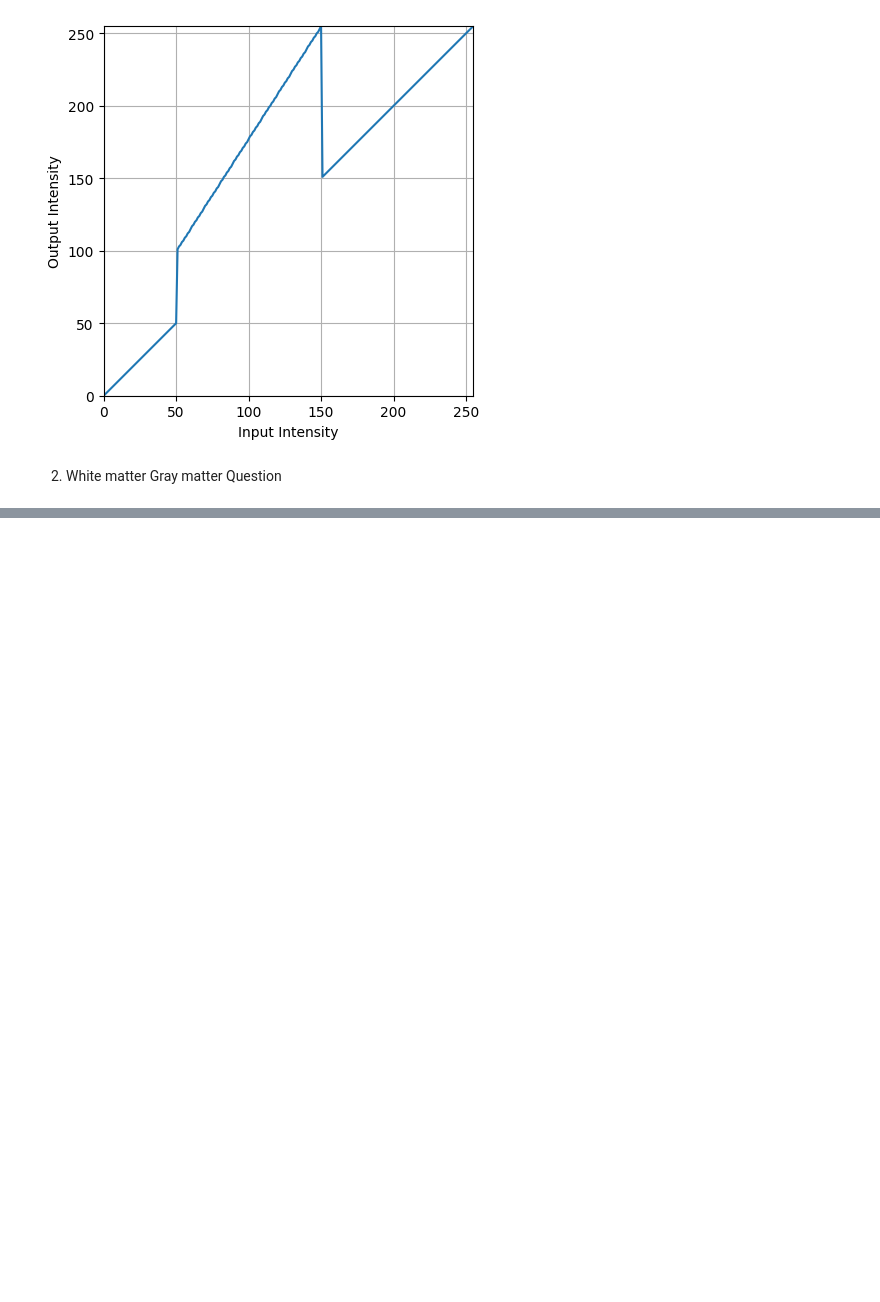
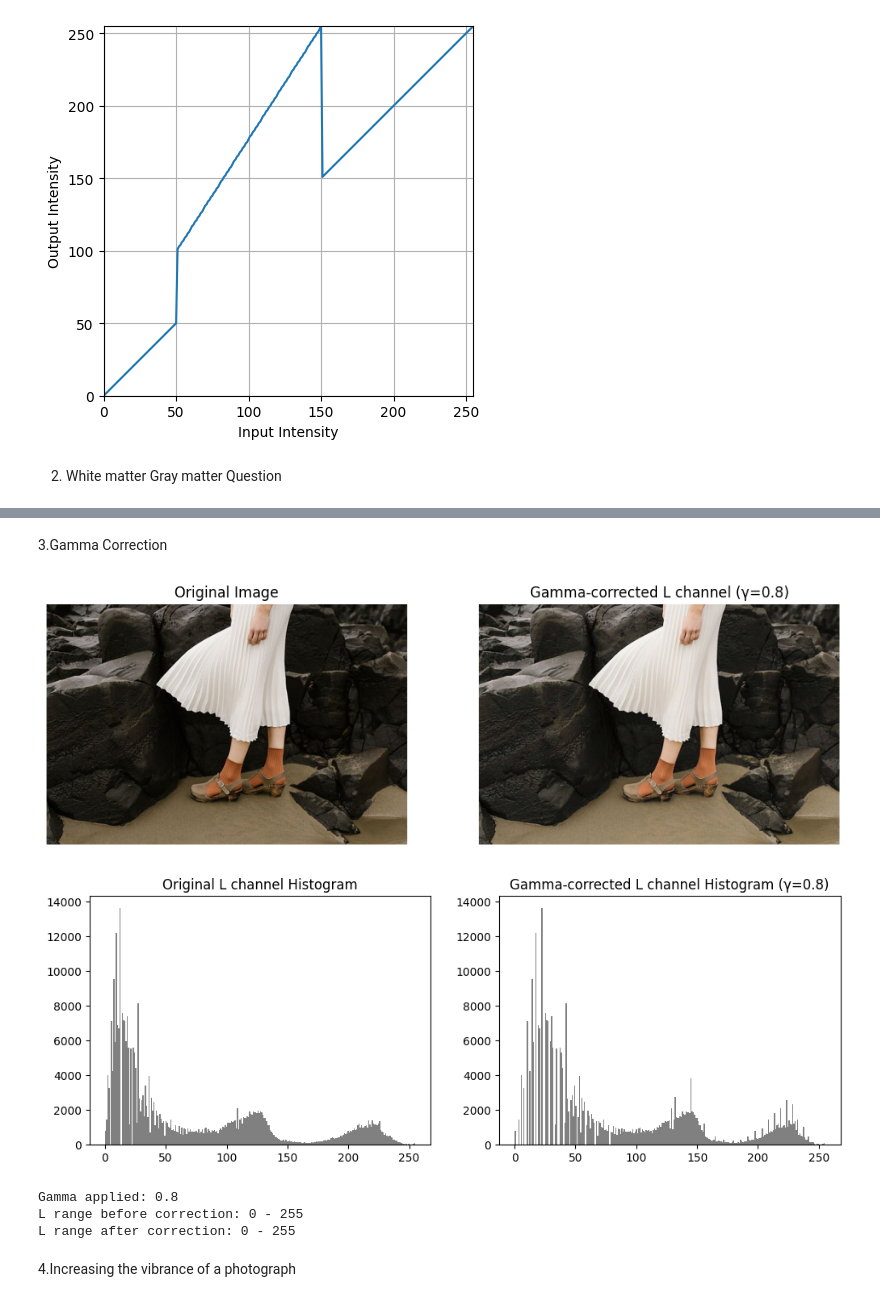
Before and after one commit to RivikulaFernando/Assignment, a Jupyter notebook: assignment.ipynb, the cells around one changed output, grey strips where cells are left out. Saved outputs shown, nothing was run; the diff lists cells and outputs as text; code cells hidden in the pictures; blank space fills up the shorter version.

```diff
--- a/assignment.ipynb
+++ b/assignment.ipynb
@@ -188,0 +189,60 @@ cv.destroyAllWindows()
+# %% [markdown]
+3.Gamma Correction
+# %%
+import cv2 as cv
+import numpy as np
+import matplotlib.pyplot as plt
+
+# Parameters
+img_path = r"a1images\a1images\highlights_and_shadows.jpg"
+gamma = 0.8  # gamma value
+
+# Load image
+bgr = cv.imread(img_path)
+rgb = cv.cvtColor(bgr, cv.COLOR_BGR2RGB)
+
+# Convert to LAB
+lab = cv.cvtColor(rgb, cv.COLOR_RGB2LAB)
+L, A, B = cv.split(lab)
+
+# Normalize L channel
+L_norm = L / 255.0
+
+# Apply gamma correction
+L_corr_norm = np.power(L_norm, gamma)
+L_corr = np.uint8(np.clip(L_corr_norm * 255, 0, 255))
+
+# Merge channels
+lab_corr = cv.merge((L_corr, A, B))
+rgb_corr = cv.cvtColor(lab_corr, cv.COLOR_LAB2RGB)
+
+# Show original and corrected images
+fig, ax = plt.subplots(1, 2, figsize=(12, 6))
+ax[0].imshow(rgb)
+ax[0].set_title("Original Image")
+ax[0].axis('off')
+ax[1].imshow(rgb_corr)
+ax[1].set_title(f"Gamma-corrected L channel (γ={gamma})")
+ax[1].axis('off')
+plt.show()
+
+# Show histograms
+fig, ax = plt.subplots(1, 2, figsize=(12, 4))
+ax[0].hist(L.ravel(), bins=256, range=(0, 255), color='gray')
+ax[0].set_title("Original L channel Histogram")
+ax[1].hist(L_corr.ravel(), bins=256, range=(0, 255), color='gray')
+ax[1].set_title(f"Gamma-corrected L channel Histogram (γ={gamma})")
+plt.show()
+
+# Print infoo
+print(f"Gamma applied: {gamma}")
+print(f"L range before correction: {L.min()} - {L.max()}")
+print(f"L range after correction: {L_corr.min()} - {L_corr.max()}")
+# %% [output]
+[figure, added]
+[figure, added]
+Gamma applied: 0.8
+L range before correction: 0 - 255
+L range after correction: 0 - 255
+# %% [markdown]
+4.Increasing the vibrance of a photograph
```
Also changed, not shown: parts of 1 cell of this notebook.
